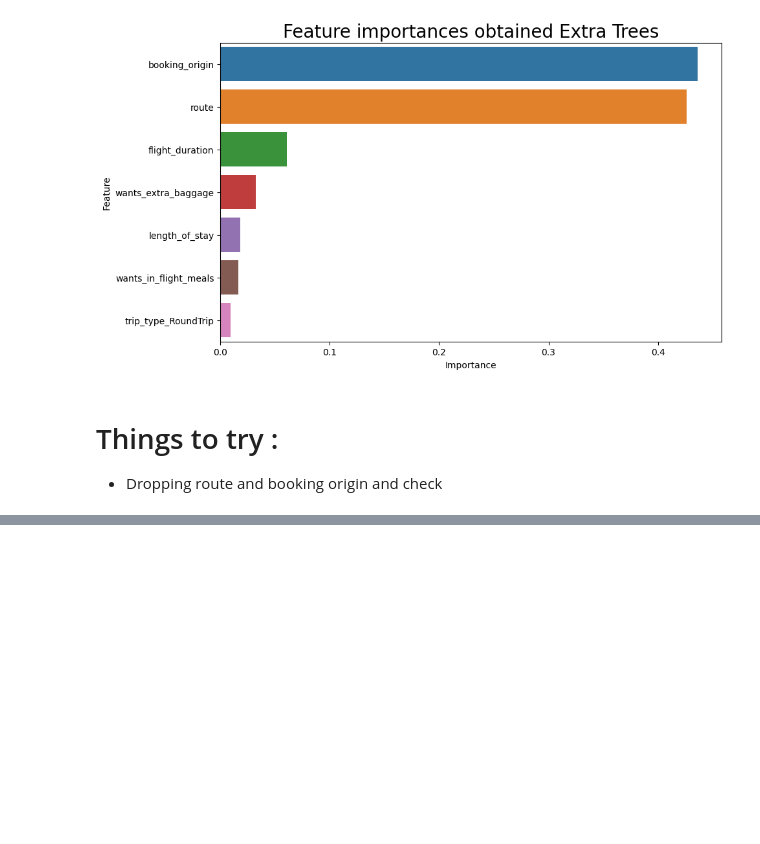
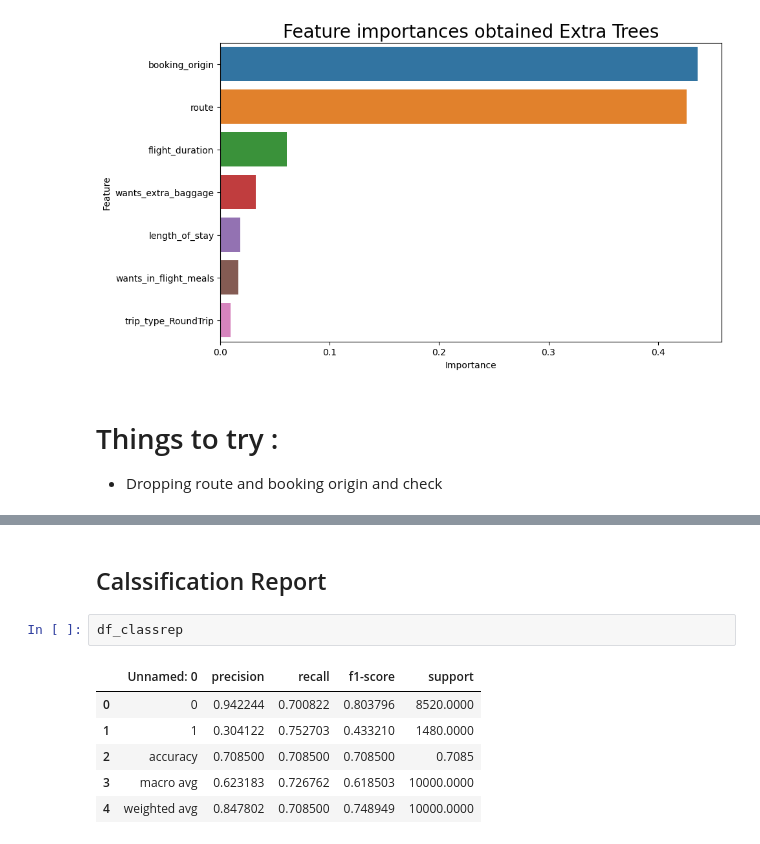
Before and after one commit to Swam80/BritishAirways_Internship, a Jupyter notebook: Task 2/Final_colab_nb/Model_trainer_BAforage.ipynb, the cells around one changed output, grey strips where cells are left out. Drawn from its saved outputs; the diff is of its cells as text; blank space fills up the shorter version.

```diff
--- a/Task 2/Final_colab_nb/Model_trainer_BAforage.ipynb
+++ b/Task 2/Final_colab_nb/Model_trainer_BAforage.ipynb
@@ -779,0 +788,11 @@ plt.show()
+# %% [markdown]
+## Calssification Report
+# %%
+df_classrep
+# %% [output]
+|  | Unnamed: 0 | precision | recall | f1-score | support |
+| 0 | 0 | 0.942244 | 0.700822 | 0.803796 | 8520.0000 |
+| 1 | 1 | 0.304122 | 0.752703 | 0.433210 | 1480.0000 |
+| 2 | accuracy | 0.708500 | 0.708500 | 0.708500 | 0.7085 |
+| 3 | macro avg | 0.623183 | 0.726762 | 0.618503 | 10000.0000 |
+| 4 | weighted avg | 0.847802 | 0.708500 | 0.748949 | 10000.0000 |
```
Also changed, not shown: parts of 4 cells of this notebook, 9 other files.
